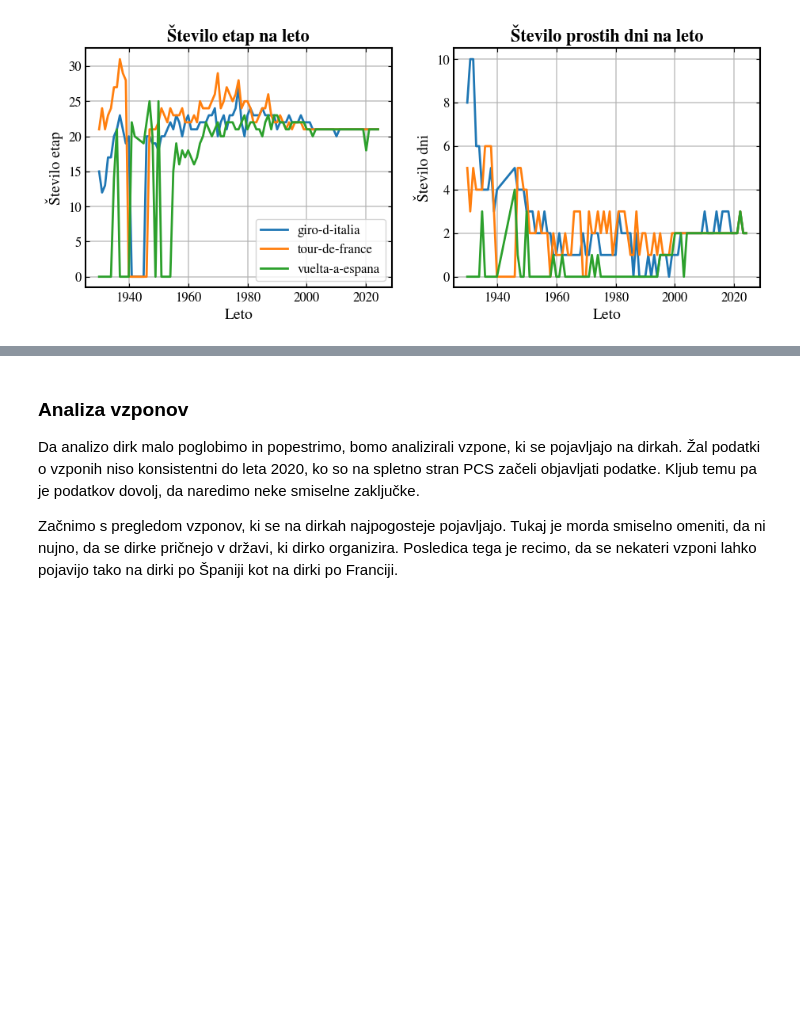
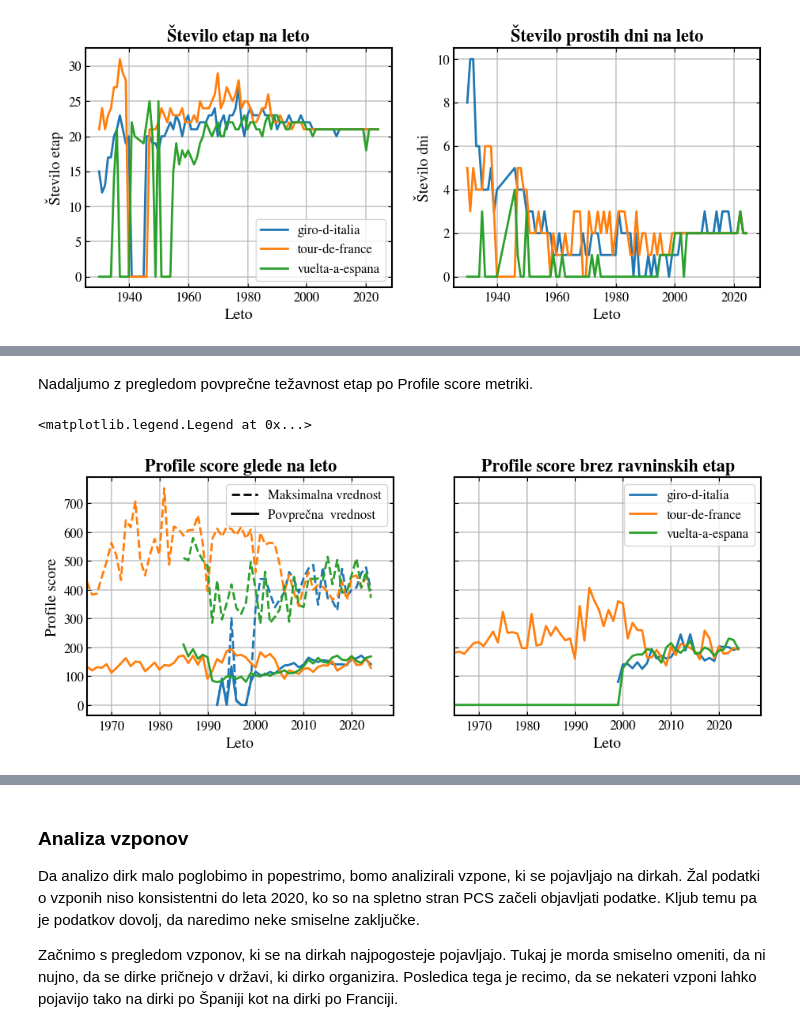
Before and after one commit to ziga-vaupotic/uvp-projektna, a Jupyter notebook: analyses/analiza-dirk.ipynb, the cells around one changed output, grey strips where cells are left out. Drawn from its saved outputs; the diff is of its cells as text; code cells hidden in the pictures; blank space fills up the shorter version.

```diff
--- a/analyses/analiza-dirk.ipynb
+++ b/analyses/analiza-dirk.ipynb
@@ -108,0 +121,39 @@ Zanimivo je to, da kljub temu, da je bilo v 70ih letih etap največ, so tako dol
+# %% [markdown]
+Nadaljumo z pregledom povprečne težavnost etap po Profile score metriki.
+# %%
+fig, ax = plt.subplots(1, 2, figsize=(11, 4), sharey=True)
+
+graph_pcs_mean_by_year = data_frame_stages[data_frame_stages["Stage type"] != -1].groupby(["Race", "Year"])["Profile score"].mean().unstack(fill_value=0)
+graph_pcs_max_by_year = data_frame_stages[data_frame_stages["Stage type"] != -1].groupby(["Race", "Year"])["Profile score"].max().unstack(fill_value=0)
+
+
+graph_pcs_mean_nonfalts_by_year = data_frame_stages[data_frame_stages["Stage type"] > 1].groupby(["Race", "Year"])["Profile score"].mean().unstack(fill_value=0)
+
+for i, race in enumerate(graph_pcs_mean_by_year.index):
+    p1 = ax[0].plot(graph_pcs_mean_by_year.columns, graph_pcs_mean_by_year.loc[race], marker="None")
+    ax[0].plot(graph_pcs_max_by_year.columns, graph_pcs_max_by_year.loc[race], linestyle="--", color=p1[0].get_color(), marker="None")
+    ax[1].plot(graph_pcs_mean_nonfalts_by_year.columns, graph_pcs_mean_nonfalts_by_year.loc[race], label=f"{race}", marker="None")
+
+ax[0].set_ylabel("Profile score")
+ax[0].set_title("Profile score glede na leto")
+
+ax[1].set_title("Profile score brez ravninskih etap")
+
+for i in range(0, 2):
+    ax[i].set_xlabel("Leto")
+    ax[i].set_xlim(1965) #podatki pred tem letom so nesmiselni, ker jih je premalo
+
+ax[0].set_ylabel("Profile score")
+
+legend_elements = [
+    Line2D([0], [0], color='black', linestyle='--', marker="None", label='Maksimalna vrednost'),
+    Line2D([0], [0], color='black', linestyle='-', marker="None", label='Povprečna  vrednost')
+]
+
+ax[0].legend(handles=legend_elements)
+ax[1].legend()
+
+plt.legend()
+# %% [output]
+<matplotlib.legend.Legend at 0x...>
+[figure, added]
```
Also changed, not shown: parts of 8 cells of this notebook, 5 other files.
